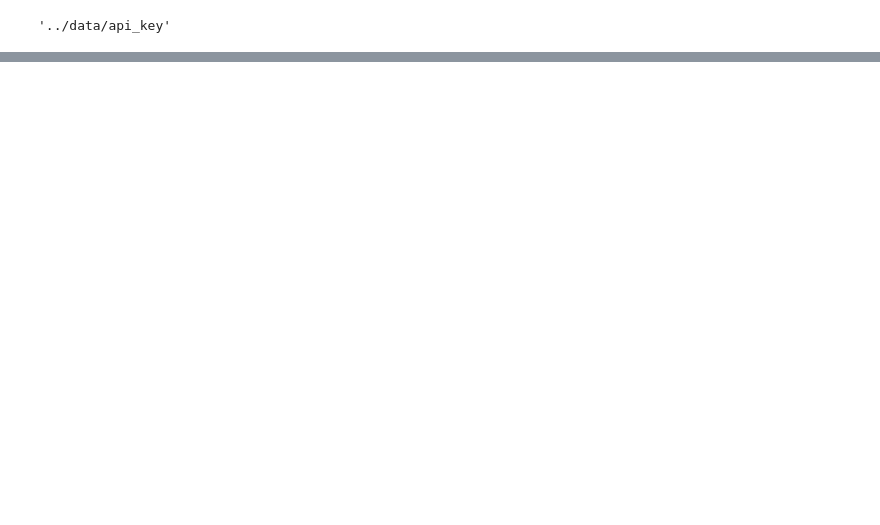
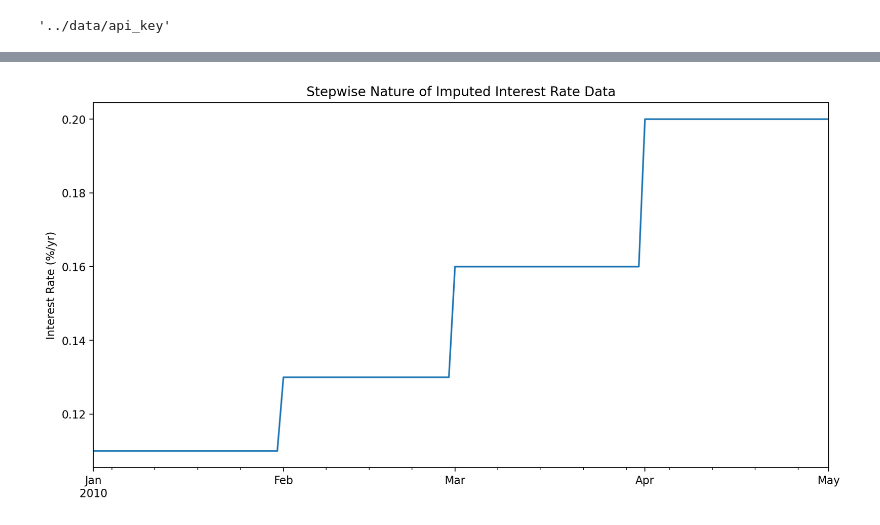
Before and after one commit to DanielGroneberg/Federal-Reserve-Interest-Rates-Forecast, a Jupyter notebook: code/01-Data-Collection.ipynb, the cells around one changed output, grey strips where cells are left out. Drawn from its saved outputs; the diff is of its cells as text; code cells hidden in the pictures; blank space fills up the shorter version.

```diff
--- a/code/01-Data-Collection.ipynb
+++ b/code/01-Data-Collection.ipynb
@@ -930,0 +478,6 @@ else:
+# %%
+fred_df, current_date = get_fred()
+current_date = current_date[0]
+# %%
+df = fred_df.join(national_summary, how = 'outer')
+df = df.loc[:current_date]
@@ -930,0 +588,4 @@ else:
+# %%
+# columns to interpolate using mean
+num_cols = df.drop(columns = ['report', 'interest_rate']).columns
+df[num_cols] = df[num_cols].interpolate()
@@ -930,0 +598,10 @@ else:
+# %%
+df['report'] = df['report'].ffill()
+df['interest_rate'] = df['interest_rate'].ffill()
+# %%
+plt.figure(figsize = (12,6), dpi = 200)
+df['interest_rate'].loc['2010-01-01':'2010-05-01'].plot();
+plt.title('Stepwise Nature of Imputed Interest Rate Data');
+plt.ylabel('Interest Rate (%/yr)');
+# %% [output]
+[figure, added]
```
Also changed, not shown: parts of 174 cells of this notebook, 8 other files.
